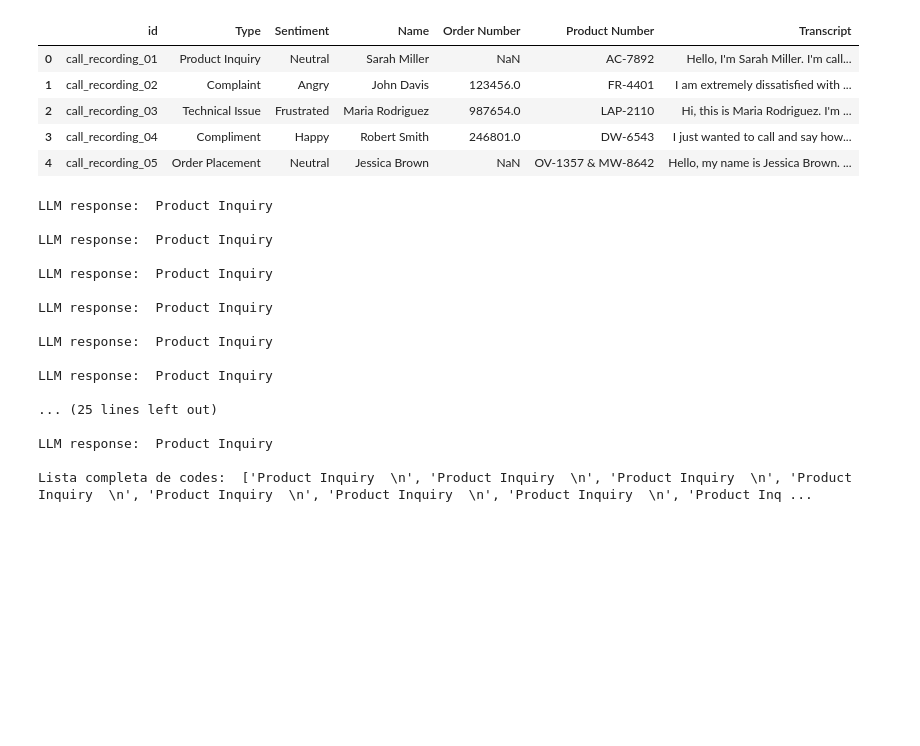
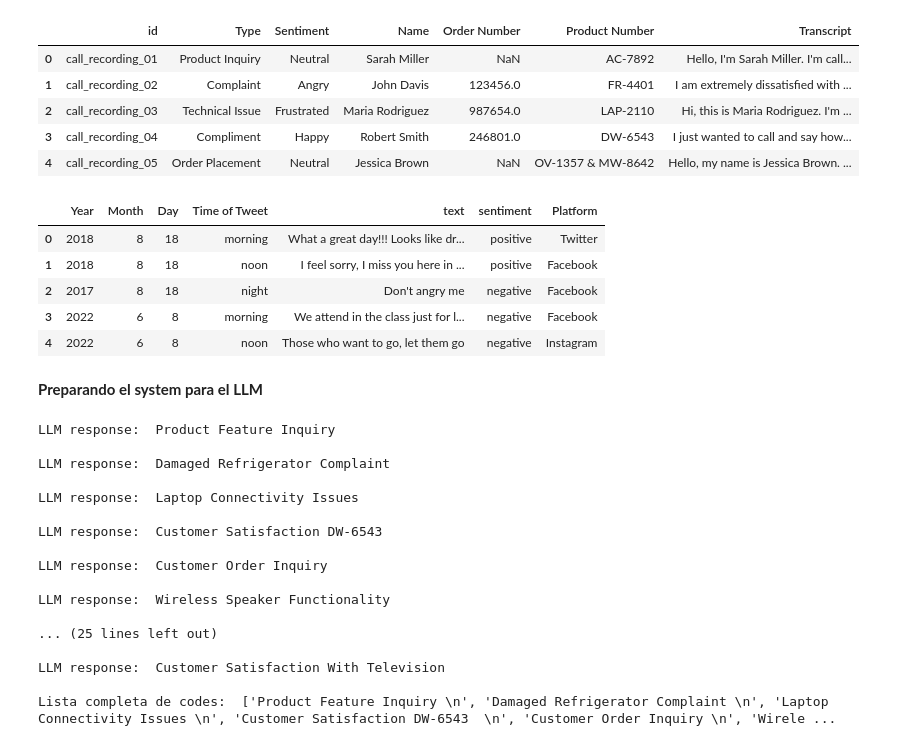
Before and after one commit to HiramZ04/Cal-State-UMAP_Clustering, a Jupyter notebook: notebooks/TextLabeling_ThemeClustering-notebook.ipynb, the cells around one changed output. Drawn from its saved outputs; the diff is of its cells as text; code cells hidden in the pictures; blank space fills up the shorter version.

Commit message:
Stored LLM Thematic labels as Dataset csv

```diff
--- a/notebooks/TextLabeling_ThemeClustering-notebook.ipynb
+++ b/notebooks/TextLabeling_ThemeClustering-notebook.ipynb
@@ -5,6 +9,5 @@ pip install sentence-transformers umap-learn scikit-learn matplotlib seaborn pan
 # %%
 import pandas as pd
-
 
 transcripts_Armando = "https://raw.githubusercontent.com/3eltran23/ATA-LMM_study/refs/heads/main/data/transcripts.csv"
 transcripts_Armando = pd.read_csv(transcripts_Armando)
@@ -18,6 +21,9 @@ Hockey_Interviews = pd.read_csv(Hockey_Interviews)
 callrecordings = "https://raw.githubusercontent.com/HiramZ04/Cal-State-UMAP_Clustering/refs/heads/main/data/call_recordings.csv"
 callrecordings = pd.read_csv(callrecordings)
 
+sentiment = "https://raw.githubusercontent.com/HiramZ04/Cal-State-UMAP_Clustering/refs/heads/main/data/sentiment_analysis.csv"
+sentiment = pd.read_csv(sentiment)
+
 transcripts_Armando.head(5)
 # %% [output]
 |  | Filename | Index | Segment/Excerpt |
@@ -53,6 +59,17 @@ callrecordings.head(5)
 | 2 | call_recording_03 | Technical Issue | Frustrated | Maria Rodriguez | 987654.0 | LAP-2110 | Hi, this is Maria Rodriguez. I'm ... |
 | 3 | call_recording_04 | Compliment | Happy | Robert Smith | 246801.0 | DW-6543 | I just wanted to call and say how... |
 | 4 | call_recording_05 | Order Placement | Neutral | Jessica Brown | NaN | OV-1357 & MW-8642 | Hello, my name is Jessica Brown. ... |
+# %%
+sentiment.head(5)
+# %% [output]
+|  | Year | Month | Day | Time of Tweet | text | sentiment | Platform |
+| 0 | 2018 | 8 | 18 | morning | What a great day!!! Looks like dr... | positive | Twitter |
+| 1 | 2018 | 8 | 18 | noon | I feel sorry, I miss you here in ... | positive | Facebook |
+| 2 | 2017 | 8 | 18 | night | Don't angry me | negative | Facebook |
+| 3 | 2022 | 6 | 8 | morning | We attend in the class just for l... | negative | Facebook |
+| 4 | 2022 | 6 | 8 | noon | Those who want to go, let them go | negative | Instagram |
+# %% [markdown]
+**Preparando el system para el LLM**
 # %%
 from ollama import chat
 # We start passing a transcript to LLM
@@ -76,42 +93,42 @@ Requirements for the label:
 # le pasamos las palabras al llm
 # CALL CENTER DATA SET
 
-sentences = callrecordings["Transcript"].astype(str).tolist()
+sentences_calls = callrecordings["Transcript"].astype(str).tolist()
 
-codes = []
+labels_calls = []
 GEN_OPTS = {"temperature": 0.0, "top_p": 1.0, "repeat_penalty": 1.2}
 
-for i in range(len(sentences)):
+for i in range(len(sentences_calls)):
 # Pasamos el prompt con un system para que nos regrese el output que deseamos
     messages = [
         {
         'role':'system','content':prompt_template
         },
         {
-        'role':'user', 'content':f'This is the transcript i need the codes for: {i}',
+        'role':'user', 'content':f'This is the transcript i need the codes for: {sentences_calls[i]}',
         },
     ]
 
     label = chat(model = "gemma2:9b", messages=messages, options=GEN_OPTS)
-    codes.append(label['message']['content'])
+    labels_calls.append(label['message']['content'])
     print("LLM response: ",label['message']['content'])
 
-print("Lista completa de codes: ",codes)
+print("Lista completa de codes: ",labels_calls)
 # %% [output]
-LLM response:  Product Inquiry
+LLM response:  Product Feature Inquiry
 
-LLM response:  Product Inquiry
+LLM response:  Damaged Refrigerator Complaint
 
-LLM response:  Product Inquiry
+LLM response:  Laptop Connectivity Issues
 
-LLM response:  Product Inquiry
+LLM response:  Customer Satisfaction DW-6543
 
-LLM response:  Product Inquiry
+LLM response:  Customer Order Inquiry
 
-LLM response:  Product Inquiry
+LLM response:  Wireless Speaker Functionality
 
 ... (25 lines left out)
 
-LLM response:  Product Inquiry
+LLM response:  Customer Satisfaction With Television
 
-Lista completa de codes:  ['Product Inquiry  \n', 'Product Inquiry  \n', 'Product Inquiry  \n', 'Product Inquiry  \n', 'Product Inquiry  \n', 'Product Inquiry  \n', 'Product Inquiry  \n', 'Product Inq ...
+Lista completa de codes:  ['Product Feature Inquiry \n', 'Damaged Refrigerator Complaint \n', 'Laptop Connectivity Issues \n', 'Customer Satisfaction DW-6543  \n', 'Customer Order Inquiry \n', 'Wirele ...
```
Also changed, not shown: parts of 20 cells of this notebook, 2 other files.
